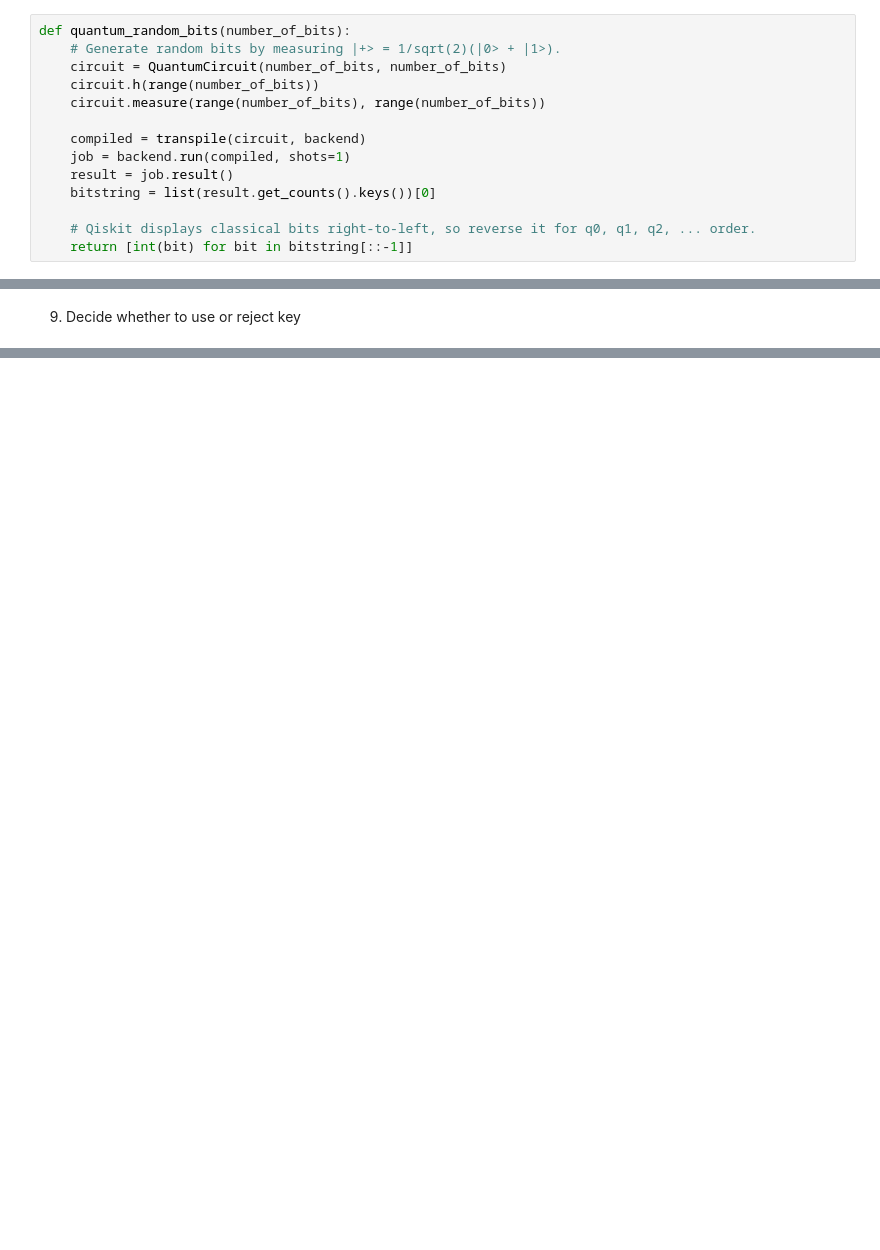
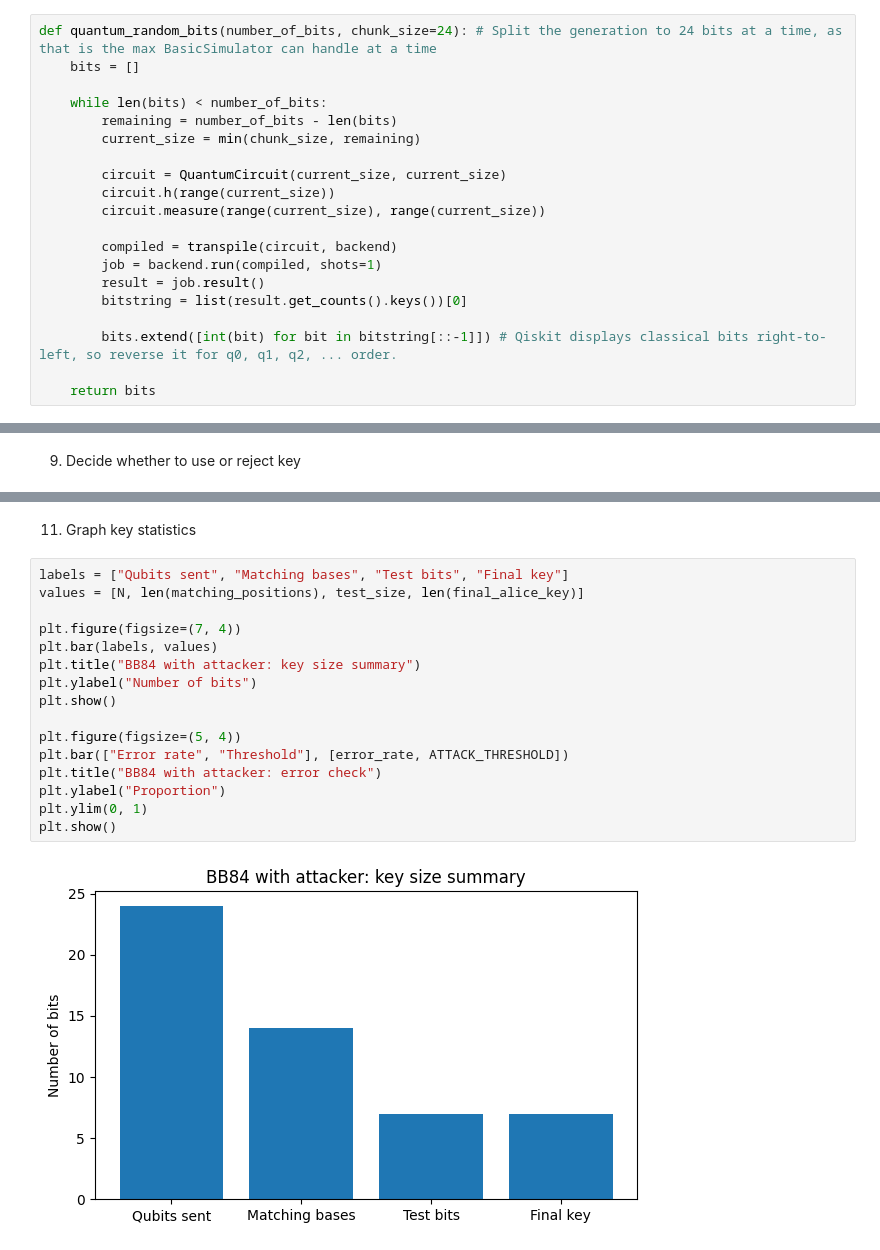
Before and after one commit to quo-kka/SIT-UofG-QC-Assignment, a Jupyter notebook: BB84-Attacker.ipynb, the cells around one changed output, grey strips where cells are left out. Saved outputs shown, nothing was run; the diff lists cells and outputs as text; blank space fills up the shorter version.

```diff
--- a/BB84-Attacker.ipynb
+++ b/BB84-Attacker.ipynb
@@ -47,19 +48,25 @@ ATTACK_THRESHOLD = 0.15 # if error rate is above this, report attack
 # %% [markdown]
 2. Create Quantum Bit Generator
 # %%
-def quantum_random_bits(number_of_bits):
-    # Generate random bits by measuring |+> = 1/sqrt(2)(|0> + |1>).
-    circuit = QuantumCircuit(number_of_bits, number_of_bits)
-    circuit.h(range(number_of_bits))
-    circuit.measure(range(number_of_bits), range(number_of_bits))
+def quantum_random_bits(number_of_bits, chunk_size=24): # Split the generation to 24 bits at a time, as that is the max BasicSimulator can handle at a time
+    bits = []
 
-    compiled = transpile(circuit, backend)
-    job = backend.run(compiled, shots=1)
-    result = job.result()
-    bitstring = list(result.get_counts().keys())[0]
+    while len(bits) < number_of_bits:
+        remaining = number_of_bits - len(bits)
+        current_size = min(chunk_size, remaining)
 
-    # Qiskit displays classical bits right-to-left, so reverse it for q0, q1, q2, ... order.
-    return [int(bit) for bit in bitstring[::-1]]
+        circuit = QuantumCircuit(current_size, current_size)
+        circuit.h(range(current_size))
+        circuit.measure(range(current_size), range(current_size))
+
+        compiled = transpile(circuit, backend)
+        job = backend.run(compiled, shots=1)
+        result = job.result()
+        bitstring = list(result.get_counts().keys())[0]
+
+        bits.extend([int(bit) for bit in bitstring[::-1]]) # Qiskit displays classical bits right-to-left, so reverse it for q0, q1, q2, ... order.
+
+    return bits
 # %% [markdown]
 3. Alice, Bob, Eve (Attacker) interaction for one Qubit
 # %%
@@ -223,0 +325,20 @@ Protocol result: The error rate is too high, so Alice and Bob should not use thi
+# %% [markdown]
+11. Graph key statistics
+# %%
+labels = ["Qubits sent", "Matching bases", "Test bits", "Final key"]
+values = [N, len(matching_positions), test_size, len(final_alice_key)]
+
+plt.figure(figsize=(7, 4))
+plt.bar(labels, values)
+plt.title("BB84 with attacker: key size summary")
+plt.ylabel("Number of bits")
+plt.show()
+
+plt.figure(figsize=(5, 4))
+plt.bar(["Error rate", "Threshold"], [error_rate, ATTACK_THRESHOLD])
+plt.title("BB84 with attacker: error check")
+plt.ylabel("Proportion")
+plt.ylim(0, 1)
+plt.show()
+# %% [output]
+[figure, added]
```
Also changed, not shown: parts of 13 cells of this notebook.
